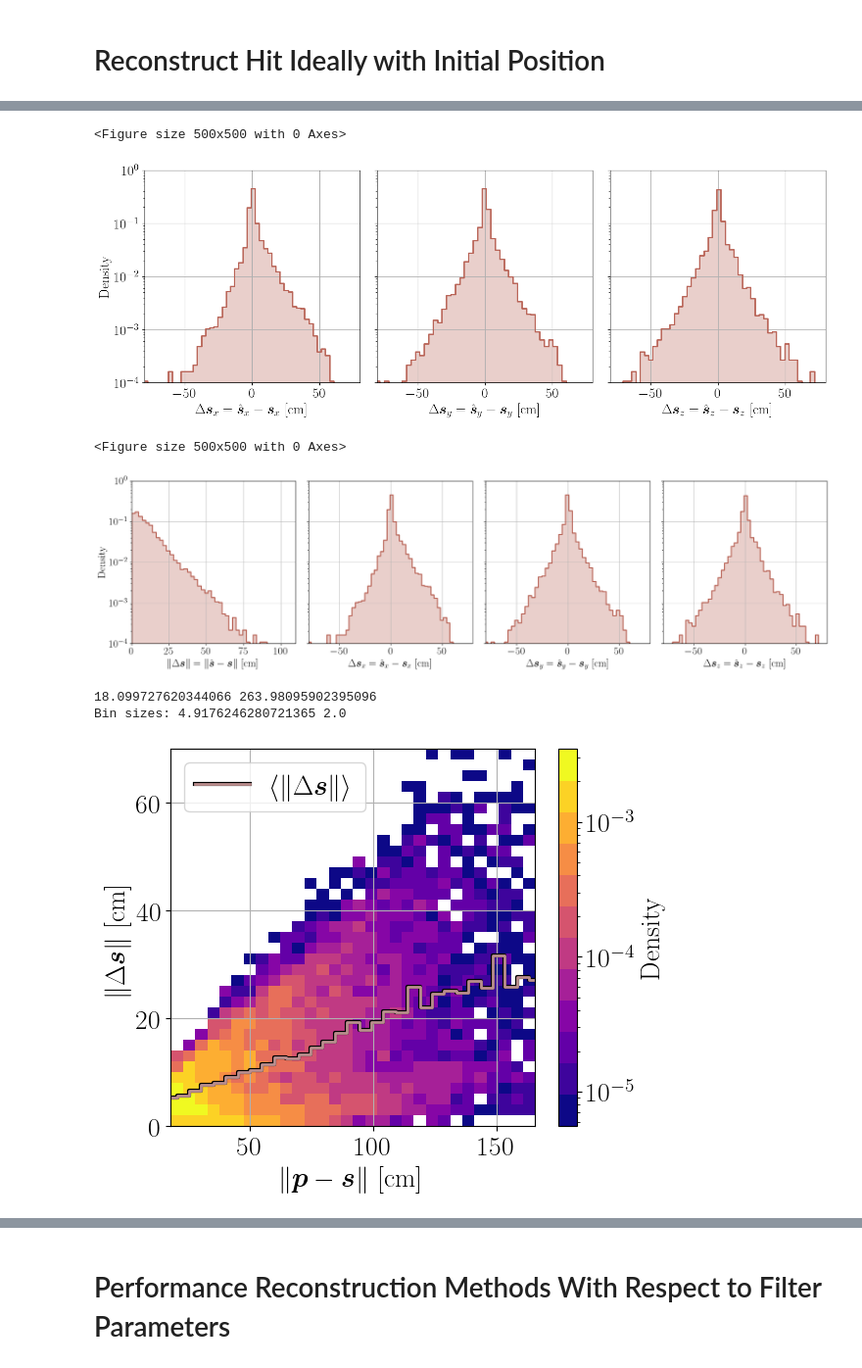
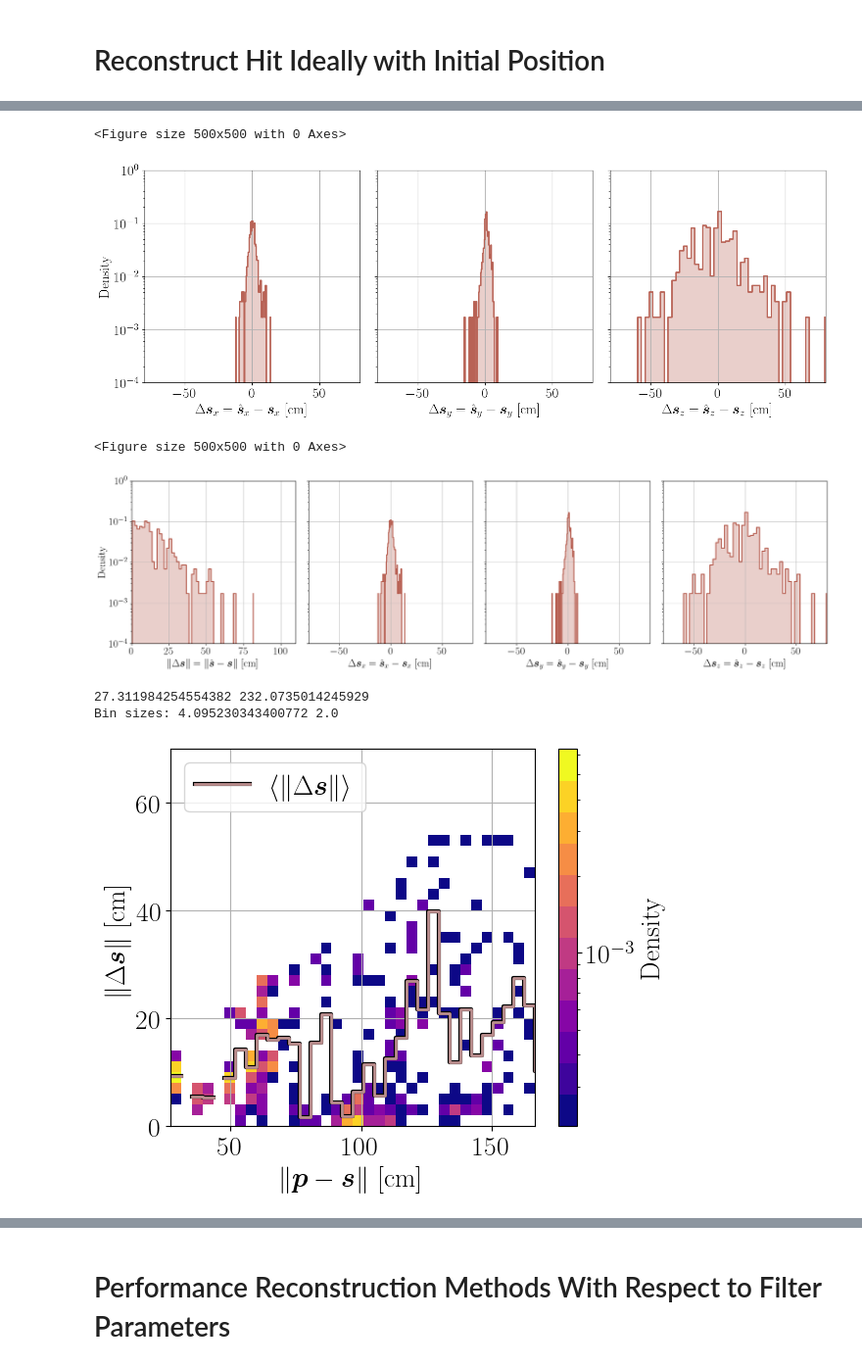
Before and after one commit to Noah-Everett/DSPS-Detector, a Jupyter notebook: analysis/sensitivityAnalysis.ipynb, the cells around one changed output, grey strips where cells are left out. Shown at 98% size. Drawn from its saved outputs; the diff is of its cells as text; code cells hidden in the pictures.

```diff
--- a/analysis/sensitivityAnalysis.ipynb
+++ b/analysis/sensitivityAnalysis.ipynb
@@ -34,7 +34,8 @@ os.environ['PYDEVD_DISABLE_FILE_VALIDATION'] = '1'
 # Load Data
 # %%
 # fileName = '../runs/event_2mu100MeVBackToBack_usedForTrackReconstruction.root'
-fileName = '../runs/calibration_2.42^3_10000gamma_1000events.root'
+# fileName = '../runs/calibration_2.42^3_10000gamma_1000events.root'
+fileName = '../build/event.root'
 histDir = '/photoSensor_hits_histograms'
 print(get_histogram_names    (fileName, histDir))
 print(get_histogram_titles   (fileName, histDir))
@@ -446,7 +452,7 @@ fig.savefig('../figures/initialReconstructedPointDistance_xyz.pdf', bbox_inches=
 fig.show()
 # %% [output]
 <Figure size 500x500 with 0 Axes>
-[figure, old version]
+[figure, new version]
 # %%
 nBins = 50
 xLim = 80
@@ -523,7 +529,7 @@ fig.savefig('../figures/initialReconstructedPointDistance_txyz.pdf', bbox_inches
 fig.show()
 # %% [output]
 <Figure size 500x500 with 0 Axes>
-[figure, old version]
+[figure, new version]
 # %%
 df_hits = make_relativeVector(df_hits)
 # %%
@@ -545,37 +551,37 @@ bins_x = np.linspace(df_hits['relativeVector_r'].min()/xscale, df_hits['relative
 # bins_x = np.linspace(16, 266, nBins + 1)
 # bins_y = np.linspace(df_hits['reconstructedPoint_initial_distance_r'].min(), df_hits['reconstructedPoint_initial_distance_r'].max(), nBins + 1)
 bins_y = np.linspace(0, ymax, 35+1)
 df_hits['bin'] = pd.cut(df_hits['relativeVector_r']/xscale, bins=bins_x)
 average_recoPoint_r = df_hits.groupby('bin')['reconstructedPoint_initial_distance_r'].mean()/yscale
 
 print("Bin sizes:", np.diff(bins_x)[0], np.diff(bins_y)[0])
 
 
 fig, ax = plt.subplots(figsize=(6, 5))
 hist = ax.hist2d(df_hits['relativeVector_r']/xscale, df_hits['reconstructedPoint_initial_distance_r']/yscale, bins=(bins_x,bins_y), norm=LogNorm(), cmap=colorsmap, density=True)
-ax.plot(bins_x[:-1], average_recoPoint_r, marker='o', linestyle='-', color='rosybrown', drawstyle='steps-mid', markersize=0, linewidth=2, label=r'$\langle \norm{ \Delta\boldsymbol{s} } \rangle$', path_effects=[pe.Stroke(linewidth=3, foreground='k'), pe.Normal()])
+ax.plot(bins_x[:-1], average_recoPoint_r, marker='o', linestyle='-', color='rosybrown', drawstyle='steps-post', markersize=0, linewidth=2, label=r'$\langle \norm{ \Delta\boldsymbol{s} } \rangle$', path_effects=[pe.Stroke(linewidth=3, foreground='k'), pe.Normal()])
 ax.set_xlabel(r'$ \norm{ \boldsymbol{p} - \boldsymbol{s} }$ [cm]')
 ax.set_ylabel(r'$ \norm{ \Delta \boldsymbol{s} }$ [cm]')
 # ax.set_xscale('log')
 # ax.set_yscale('log')
 # ax.set_title('Relative Vector vs Reconstructed Point Initial Distance')
 index = np.abs(bins_x - 166).argmin()
 ax.set_xlim(xmax=bins_x[index])
 ax.set_ylim(0, ymax)
 
 ax.grid()
 ax.legend(loc='upper left')
 
 cbar = plt.colorbar(hist[3], ax=ax)
 # cbar.set_label('Density/5 cm/2 cm')
 cbar.set_label('Density')
 
 fig.savefig('../figures/relativeVector_vs_reconstructedPointInitialDistance.pdf', bbox_inches='tight')
 fig.show()
 # %% [output]
-18.099727620344066 263.98095902395096
-Bin sizes: 4.9176246280721365 2.0
+27.311984254554382 232.0735014245929
+Bin sizes: 4.095230343400772 2.0
-[figure, old version]
+[figure, new version]
 # %%
 num_bins = 50
 bins = np.linspace(df_hits['relativeVector_r'].min(), df_hits['relativeVector_r'].max(), num_bins + 1)
```
Also changed, not shown: parts of 12 cells of this notebook, 41 other files.
